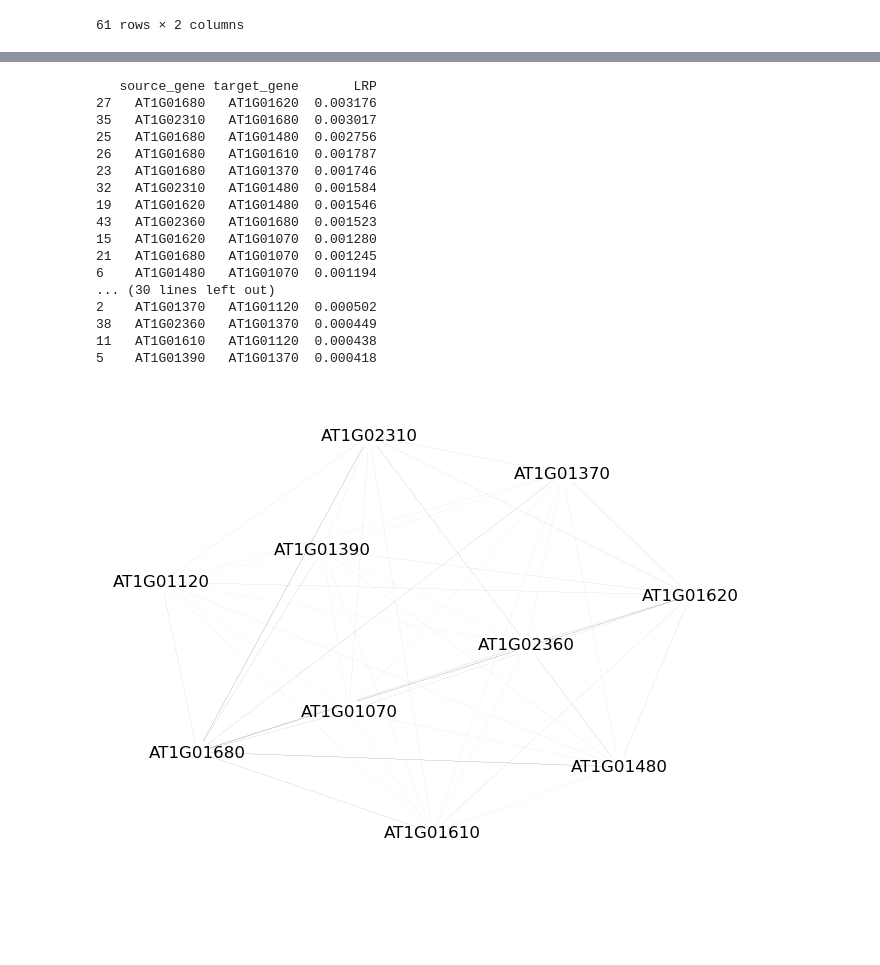
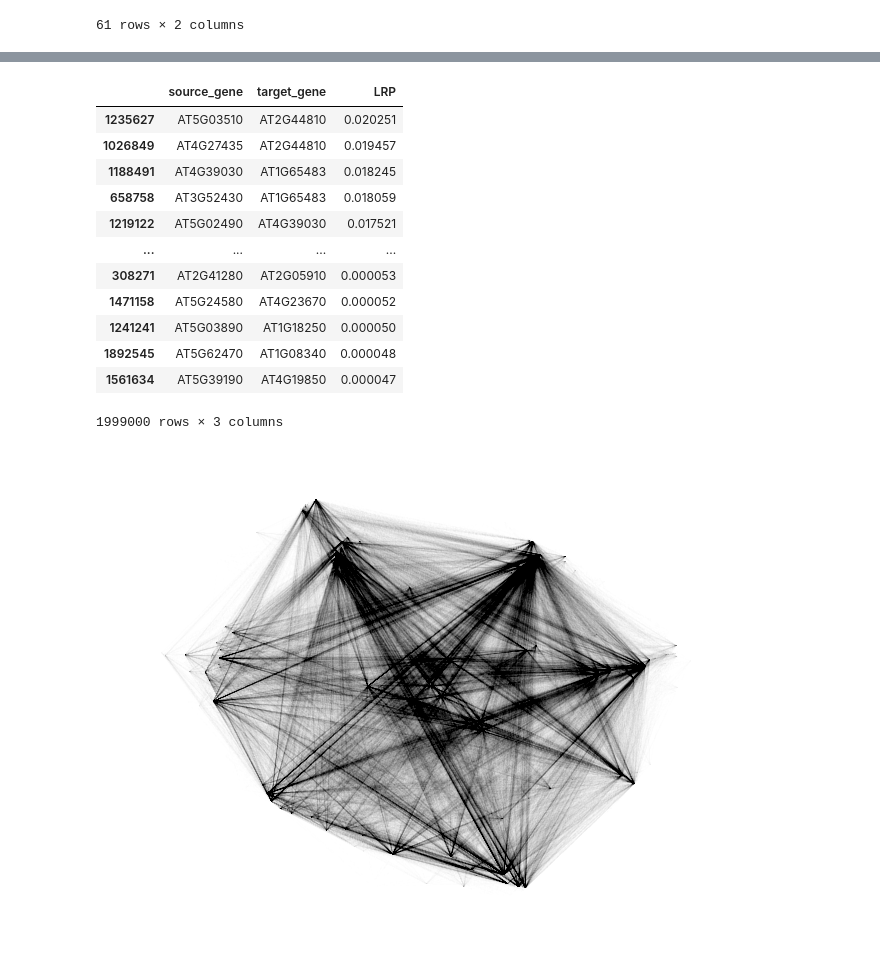
Before and after one commit to uab-fusion-lab/scGeneRAI, a Jupyter notebook: example.ipynb, the cells around one changed output, grey strips where cells are left out. Saved outputs shown, nothing was run; the diff lists cells and outputs as text; code cells hidden in the pictures; blank space fills up the shorter version.

```diff
--- a/example.ipynb
+++ b/example.ipynb
@@ -104,27 +132,23 @@ average_network = network_data[['LRP', 'source_gene', 'target_gene']].groupby(['
 # %%
-edges = average_network.sort_values(by='LRP', ascending=False).iloc[:20,:]
+edges = average_network.sort_values(by='LRP', ascending=False)#.iloc[:200,:]
 edges
 # %% [output]
+|  | source_gene | target_gene | LRP |
+| 1235627 | AT5G03510 | AT2G44810 | 0.020251 |
+| 1026849 | AT4G27435 | AT2G44810 | 0.019457 |
+| 1188491 | AT4G39030 | AT1G65483 | 0.018245 |
+| 658758 | AT3G52430 | AT1G65483 | 0.018059 |
+| 1219122 | AT5G02490 | AT4G39030 | 0.017521 |
+| ... | ... | ... | ... |
+| 308271 | AT2G41280 | AT2G05910 | 0.000053 |
+| 1471158 | AT5G24580 | AT4G23670 | 0.000052 |
+| 1241241 | AT5G03890 | AT1G18250 | 0.000050 |
+| 1892545 | AT5G62470 | AT1G08340 | 0.000048 |
+| 1561634 | AT5G39190 | AT4G19850 | 0.000047 |
-   source_gene target_gene       LRP
-27   AT1G01680   AT1G01620  0.003176
-35   AT1G02310   AT1G01680  0.003017
-25   AT1G01680   AT1G01480  0.002756
-26   AT1G01680   AT1G01610  0.001787
-23   AT1G01680   AT1G01370  0.001746
-32   AT1G02310   AT1G01480  0.001584
-19   AT1G01620   AT1G01480  0.001546
-43   AT1G02360   AT1G01680  0.001523
-15   AT1G01620   AT1G01070  0.001280
-21   AT1G01680   AT1G01070  0.001245
-6    AT1G01480   AT1G01070  0.001194
-... (30 lines left out)
-2    AT1G01370   AT1G01120  0.000502
-38   AT1G02360   AT1G01370  0.000449
-11   AT1G01610   AT1G01120  0.000438
-5    AT1G01390   AT1G01370  0.000418
+1999000 rows × 3 columns
 # %%
 network = nx.from_pandas_edgelist(edges, source='source_gene', target='target_gene', edge_attr='LRP')
 # %%
-nx.draw(network, with_labels=True, node_color='white', width = edges['LRP']*10)
+nx.draw(network, with_labels=False, node_size=0, node_color='white', width = edges['LRP']*0.1)
 # %% [output]
-[figure, old version]
+[figure, new version]
```
Also changed, not shown: parts of 7 cells of this notebook, 1 other file.
